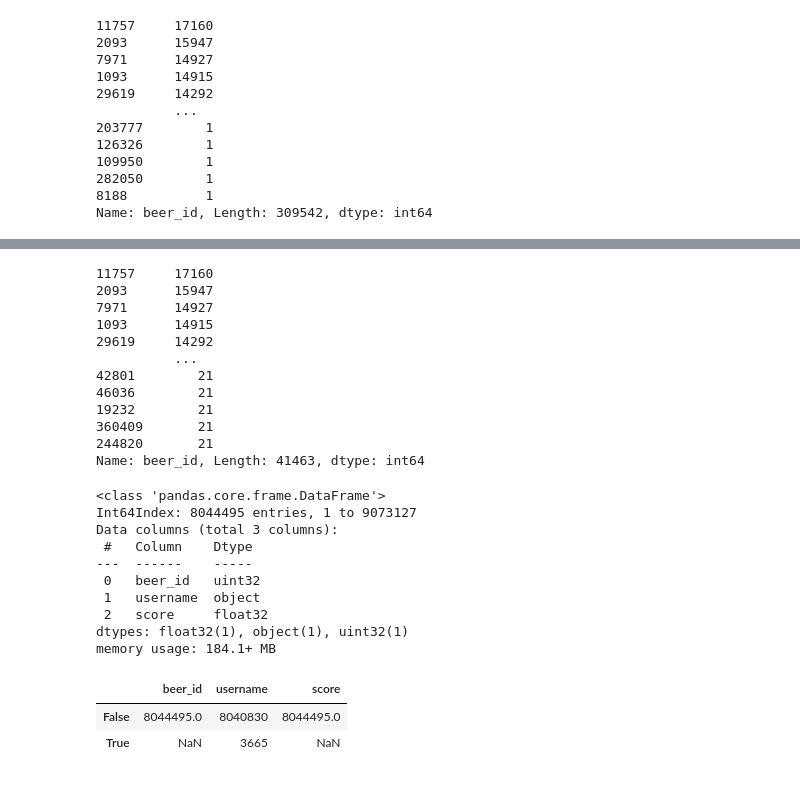
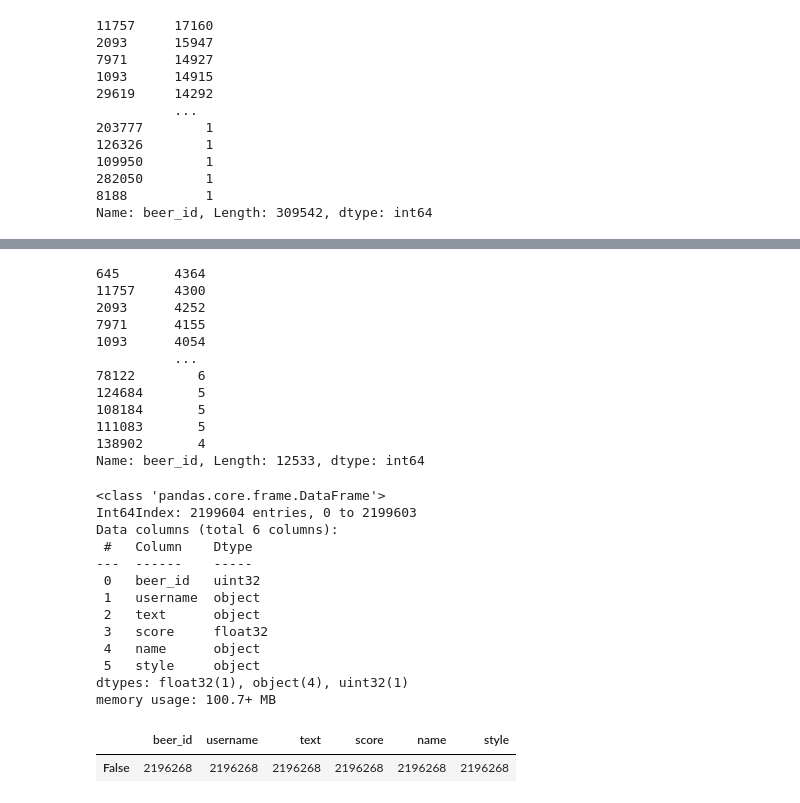
Before and after one commit to sheetalbongale/ALE-gorithm-II, a Jupyter notebook: notebooks/data_cleaning.ipynb, the cells around one changed output, grey strips where cells are left out. Drawn from its saved outputs; the diff is of its cells as text; code cells hidden in the pictures.

Commit message:
Add data cleaning notebook for NLTK

```diff
--- a/notebooks/data_cleaning.ipynb
+++ b/notebooks/data_cleaning.ipynb
@@ -212,0 +216,10 @@ df_clean
+# %%
+# Read Beers CSV
+csv_path2 = os.path.join("../data/csv/beers.csv")
+df_beers = pd.read_csv(csv_path2)
+# %%
+df_beers = df_beers.rename(columns={"id": "beer_id"})
+# %%
+# Merge the two dataframe
+final_df = pd.merge(df_clean, df_beers[["beer_id", "name", "style"]], on="beer_id")
+final_df.head()
@@ -213 +233,3 @@ df_clean
+# %%
+final_df = final_df.dropna(how="any", axis=0)
 # %%
@@ -215,16 +237,16 @@ df_clean.to_csv(os.path.join("../data/csv/clean_reviews.csv"))
 # %%
-df_clean["beer_id"].value_counts()
+final_df["beer_id"].value_counts()
 # %% [output]
-11757     17160
-2093      15947
-7971      14927
-1093      14915
-29619     14292
+645       4364
+11757     4300
+2093      4252
+7971      4155
+1093      4054
           ...
-42801        21
-46036        21
-19232        21
-360409       21
-244820       21
-Name: beer_id, Length: 41463, dtype: int64
+78122        6
+124684       5
+108184       5
+111083       5
+138902       4
+Name: beer_id, Length: 12533, dtype: int64
 # %%
@@ -232,19 +254,21 @@ Name: beer_id, Length: 41463, dtype: int64
 # %%
-df_clean.info()
+final_df.info()
 # %% [output]
 <class 'pandas.core.frame.DataFrame'>
-Int64Index: 8044495 entries, 1 to 9073127
-Data columns (total 3 columns):
+Int64Index: 2199604 entries, 0 to 2199603
+Data columns (total 6 columns):
  #   Column    Dtype
 ---  ------    -----
  0   beer_id   uint32
  1   username  object
- 2   score     float32
-dtypes: float32(1), object(1), uint32(1)
-memory usage: 184.1+ MB
+ 2   text      object
+ 3   score     float32
+ 4   name      object
+ 5   style     object
+dtypes: float32(1), object(4), uint32(1)
+memory usage: 100.7+ MB
 # %%
-df_clean.apply(lambda x: x.isnull().value_counts())
+final_df.apply(lambda x: x.isnull().value_counts())
 # %% [output]
-|  | beer_id | username | score |
-| False | 8044495.0 | 8040830 | 8044495.0 |
-| True | NaN | 3665 | NaN |
+|  | beer_id | username | text | score | name | style |
+| False | 2196268 | 2196268 | 2196268 | 2196268 | 2196268 | 2196268 |
```
Also changed, not shown: parts of 17 cells of this notebook.
